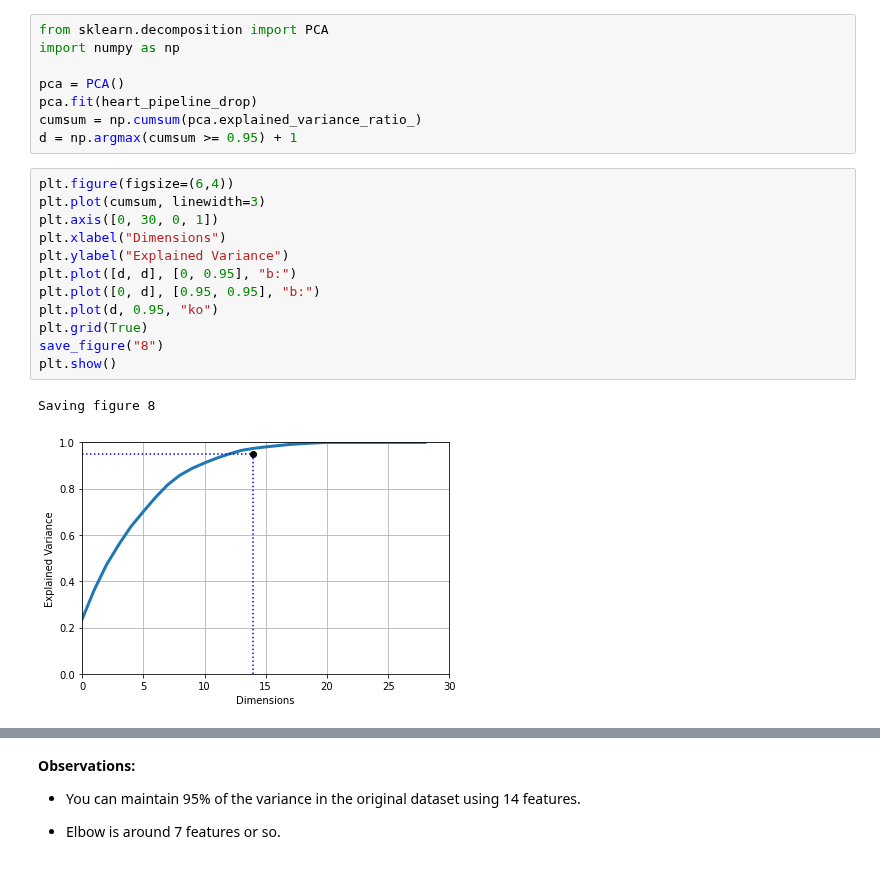
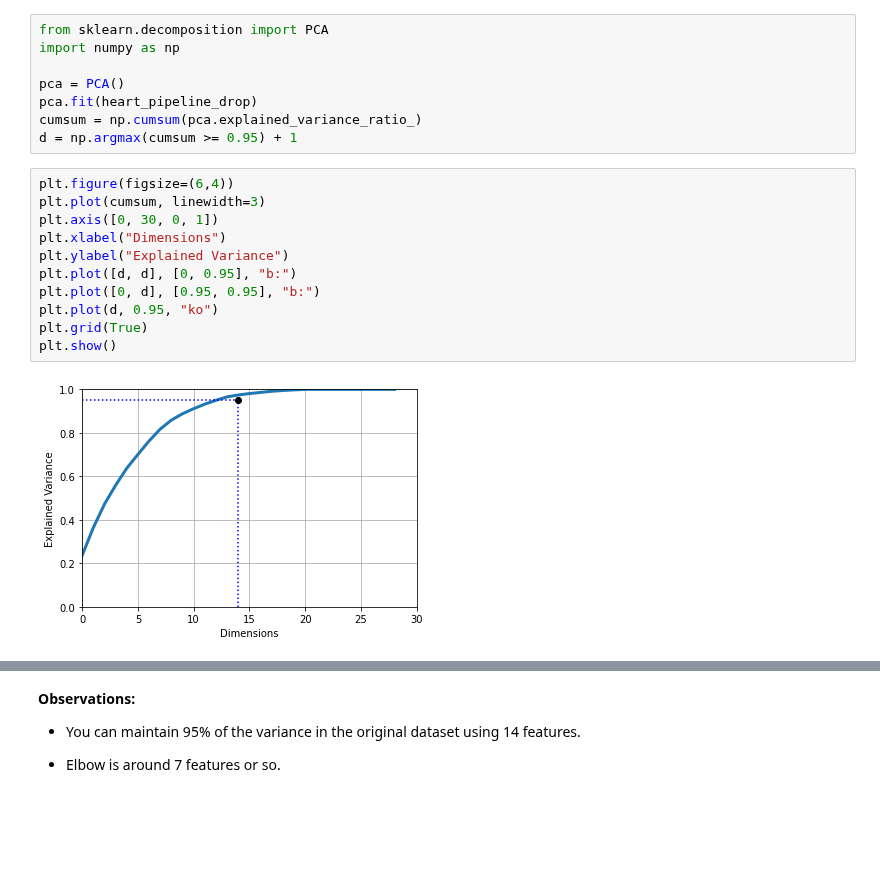
Before and after one commit to zachcarlson/HeartAttackPredictor, a Jupyter notebook: HeartAttackPredictor.ipynb, the cells around one changed output, grey strips where cells are left out. Drawn from its saved outputs; the diff is of its cells as text; blank space fills up the shorter version.

```diff
--- a/HeartAttackPredictor.ipynb
+++ b/HeartAttackPredictor.ipynb
@@ -541,18 +515,16 @@ d = np.argmax(cumsum >= 0.95) + 1
 # %%
 plt.figure(figsize=(6,4))
 plt.plot(cumsum, linewidth=3)
 plt.axis([0, 30, 0, 1])
 plt.xlabel("Dimensions")
 plt.ylabel("Explained Variance")
 plt.plot([d, d], [0, 0.95], "b:")
 plt.plot([0, d], [0.95, 0.95], "b:")
 plt.plot(d, 0.95, "ko")
 plt.grid(True)
-save_figure("8")
 plt.show()
 # %% [output]
-Saving figure 8
-[figure, old version]
+[figure, new version]
 # %%
 pca = PCA(n_components=0.95)
 heart_reduced = pca.fit_transform(heart_pipeline_drop)
```
Also changed, not shown: parts of 15 cells of this notebook, 1 other file.
